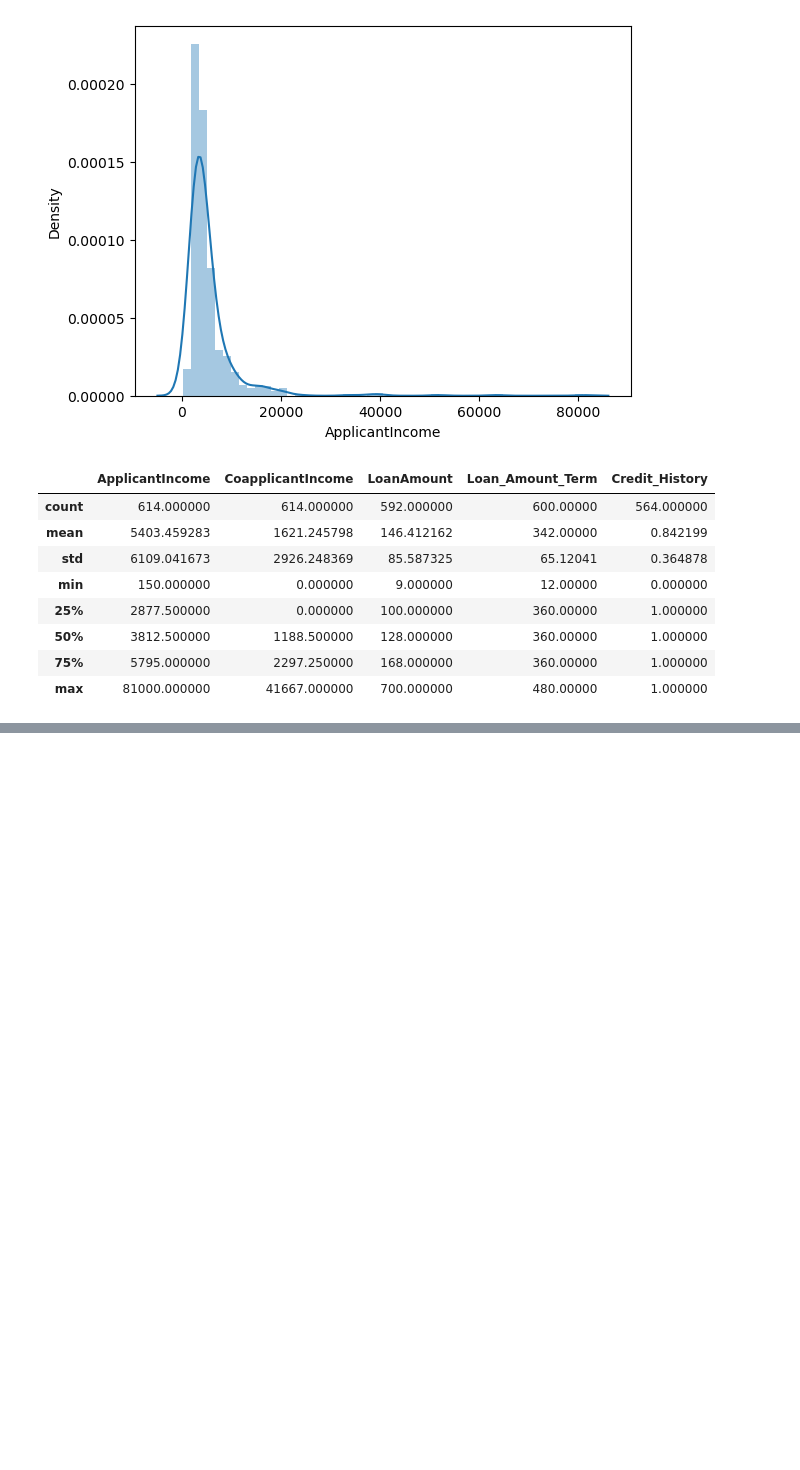
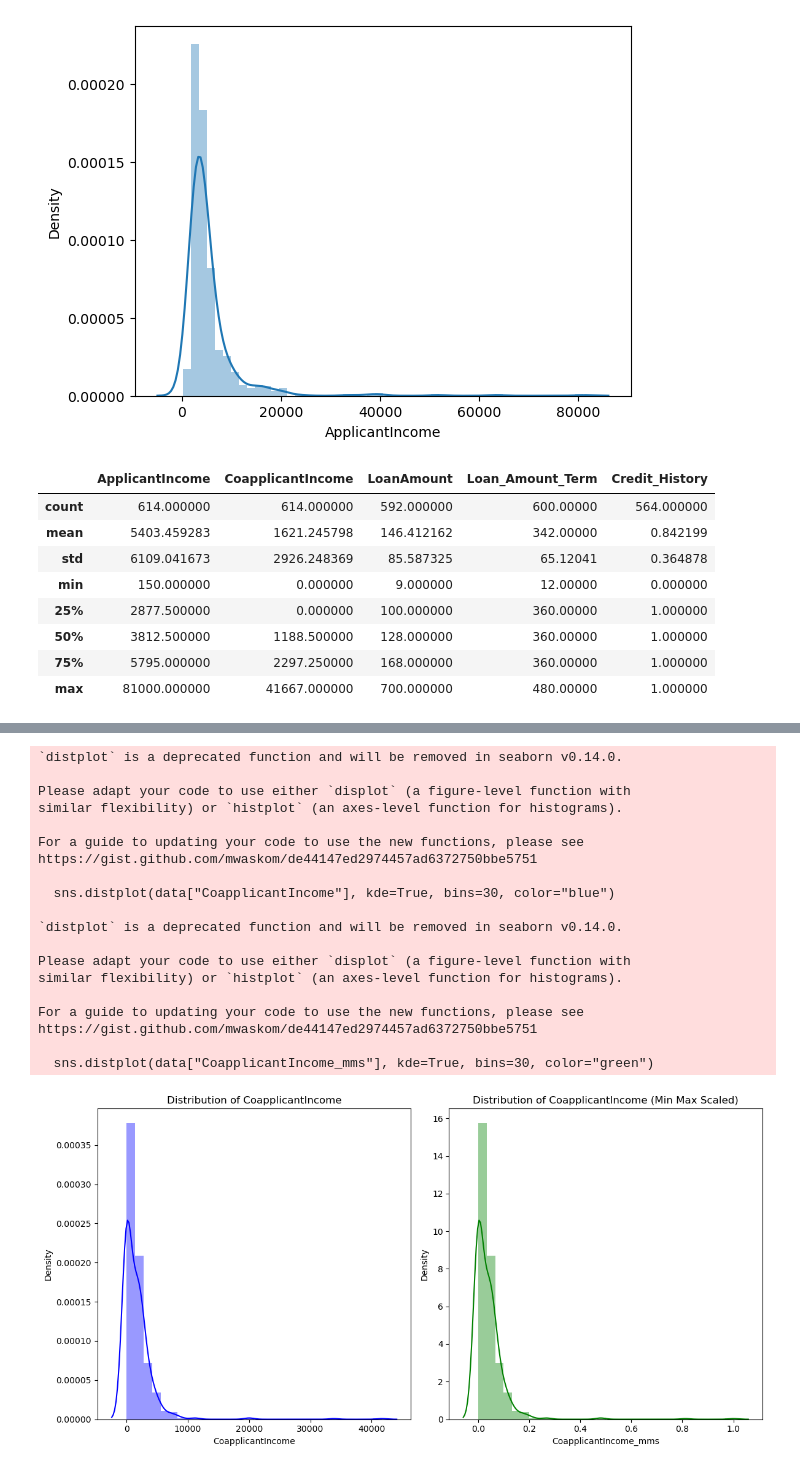
Before and after one commit to ruddropust/ML-Learn, a Jupyter notebook: WSCubeTech/8.feature_scaling.ipynb, the cells around one changed output, grey strips where cells are left out. Saved outputs shown, nothing was run; the diff lists cells and outputs as text; code cells hidden in the pictures; blank space fills up the shorter version.

Commit message:
Min Max Scale Standarization

```diff
--- a/WSCubeTech/8.feature_scaling.ipynb
+++ b/WSCubeTech/8.feature_scaling.ipynb
@@ -162,0 +268,43 @@ plt.show()
+# %%
+mms = MinMaxScaler()
+
+mms_variable = mms.fit_transform(data[["CoapplicantIncome"]])
+# %%
+data["CoapplicantIncome_mms"] = pd.DataFrame(mms_variable,columns=["x"])
+# %%
+plt.figure(figsize=(12, 6))
+
+# First subplot
+plt.subplot(1, 2, 1)
+sns.distplot(data["CoapplicantIncome"], kde=True, bins=30, color="blue")
+plt.title("Distribution of CoapplicantIncome")
+
+# Second subplot
+plt.subplot(1, 2, 2)
+sns.distplot(data["CoapplicantIncome_mms"], kde=True, bins=30, color="green")
+plt.title("Distribution of CoapplicantIncome (Min Max Scaled)")
+
+# Show the plot
+plt.tight_layout()
+plt.show()
+# %% [output]
+`distplot` is a deprecated function and will be removed in seaborn v0.14.0.
+
+Please adapt your code to use either `displot` (a figure-level function with
+similar flexibility) or `histplot` (an axes-level function for histograms).
+
+For a guide to updating your code to use the new functions, please see
+https://gist.github.com/mwaskom/de44147ed2974457ad6372750bbe5751
+
+  sns.distplot(data["CoapplicantIncome"], kde=True, bins=30, color="blue")
+
+`distplot` is a deprecated function and will be removed in seaborn v0.14.0.
+
+Please adapt your code to use either `displot` (a figure-level function with
+similar flexibility) or `histplot` (an axes-level function for histograms).
+
+For a guide to updating your code to use the new functions, please see
+https://gist.github.com/mwaskom/de44147ed2974457ad6372750bbe5751
+
+  sns.distplot(data["CoapplicantIncome_mms"], kde=True, bins=30, color="green")
+[figure, added]
```
Also changed, not shown: parts of 8 cells of this notebook.
